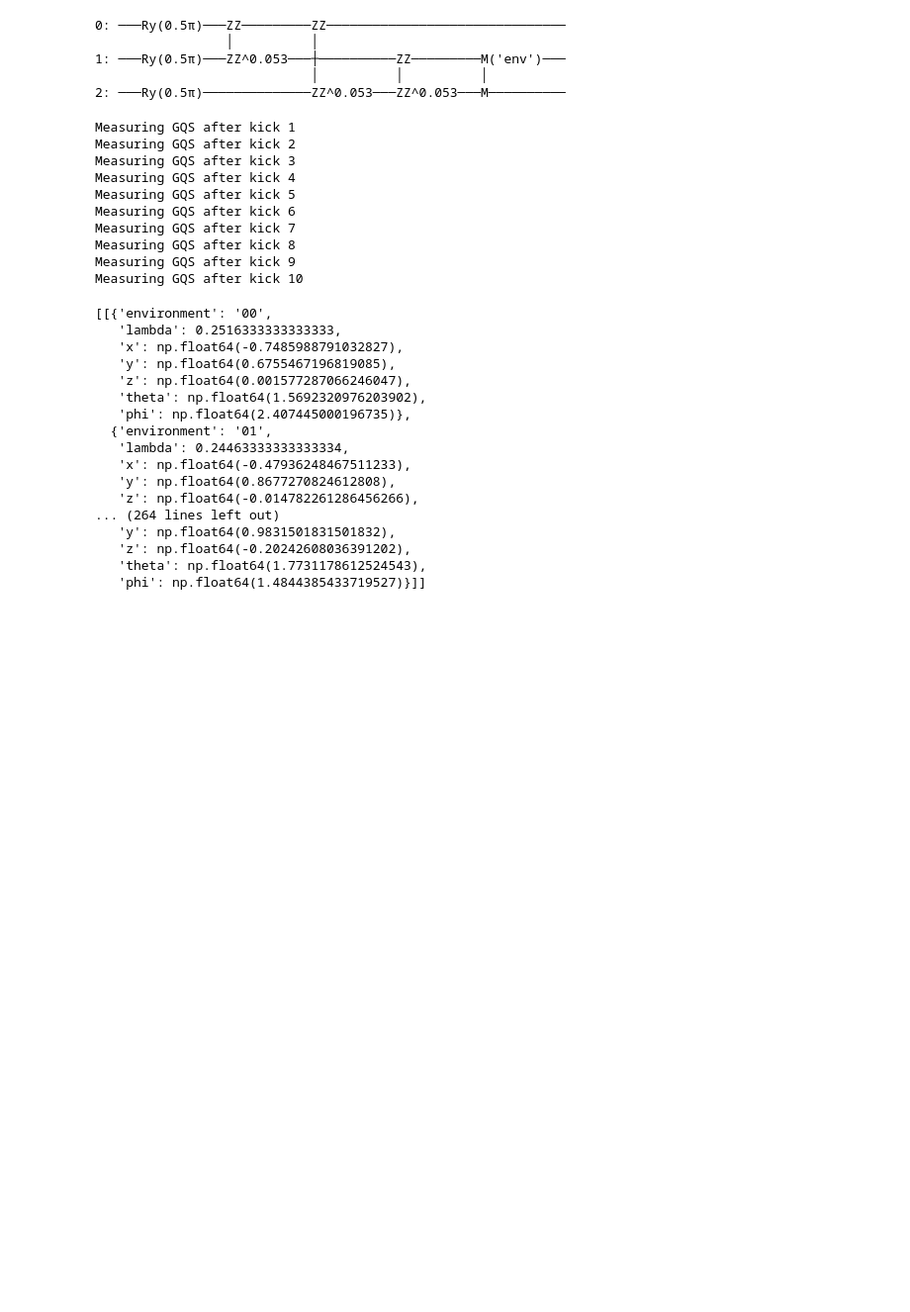
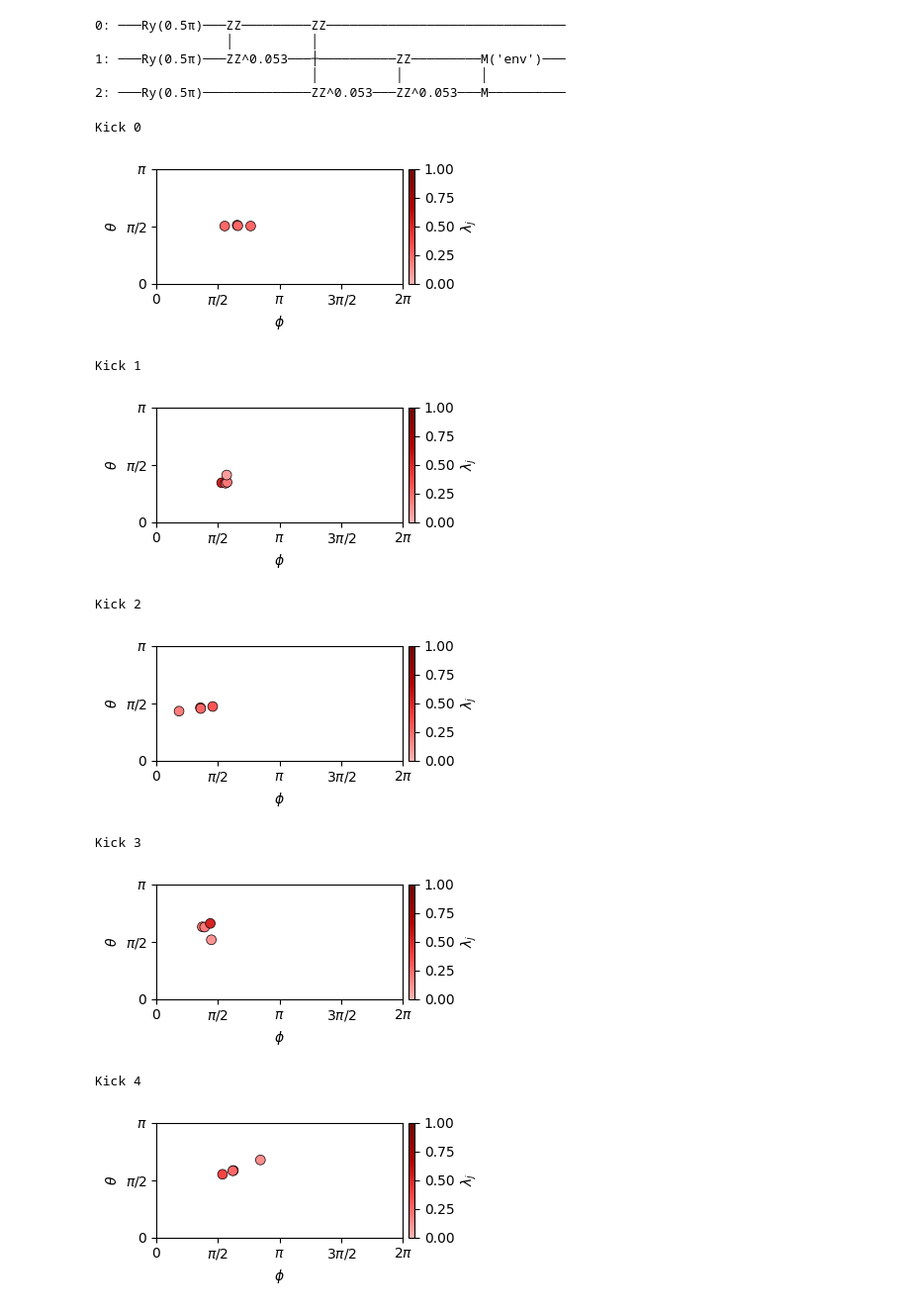
Before and after one commit to Kommmi/Qaos, a Jupyter notebook: QuantumCircuits.ipynb, the cells around one changed output. Shown at 99% size. Cells and saved outputs as stored; diff of their text form; code cells hidden in the pictures; blank space fills up the shorter version.

```diff
--- a/QuantumCircuits.ipynb
+++ b/QuantumCircuits.ipynb
@@ -868,6 +888,7 @@ def measure_GQS_trajectory(
     phi0,
     kappa,
     max_kicks,
+    nqubits = 3,
     repetitions=10000
 ):
     """
@@ -878,7 +899,7 @@ def measure_GQS_trajectory(
     using independent experimental circuits at every time.
     """
 
-    qubits = cirq.LineQubit.range(3)
+    qubits = cirq.LineQubit.range(nqubits)
 
     system = qubits[0]
     environment = qubits[1:]
@@ -887,11 +908,7 @@ def measure_GQS_trajectory(
 
     Q_S_all = []
 
-    for n in range(1, max_kicks + 1):
-
-        print(
-            f"Measuring GQS after kick {n}"
-        )
+    for n in tqdm(range(1, max_kicks + 1)):
 
         Q_n = measure_GQS_at_kick(
             simulator=simulator,
@@ -914,43 +931,16 @@ phi0   = np.pi / 2
 
 kappa = 0.5
 
-max_kicks = 10
+max_kicks = 200
+
+nqubits = 5
 
 Q_S = measure_GQS_trajectory(
+
     theta0=theta0,
     phi0=phi0,
     kappa=kappa,
     max_kicks=max_kicks,
+    nqubits=nqubits,
     repetitions=10000
 )
-# %% [output]
-Measuring GQS after kick 1
-Measuring GQS after kick 2
-Measuring GQS after kick 3
-Measuring GQS after kick 4
-Measuring GQS after kick 5
-Measuring GQS after kick 6
-Measuring GQS after kick 7
-Measuring GQS after kick 8
-Measuring GQS after kick 9
-Measuring GQS after kick 10
-# %%
-Q_S
-# %% [output]
-[[{'environment': '00',
-   'lambda': 0.2516333333333333,
-   'x': np.float64(-0.7485988791032827),
-   'y': np.float64(0.6755467196819085),
-   'z': np.float64(0.001577287066246047),
-   'theta': np.float64(1.5692320976203902),
-   'phi': np.float64(2.407445000196735)},
-  {'environment': '01',
-   'lambda': 0.24463333333333334,
-   'x': np.float64(-0.47936248467511233),
-   'y': np.float64(0.8677270824612808),
-   'z': np.float64(-0.014782261286456266),
-... (264 lines left out)
-   'y': np.float64(0.9831501831501832),
-   'z': np.float64(-0.20242608036391202),
-   'theta': np.float64(1.7731178612524543),
-   'phi': np.float64(1.4844385433719527)}]]
@@ -956,0 +1141,20 @@ Q_S
+# %%
+for n in range(max_kicks):
+    print(f"Kick {n}")
+    plot_QS(
+        Q_S[n],
+        marker_size=50
+    )
+
+    plt.show()
+# %% [output]
+Kick 0
+[figure, added]
+Kick 1
+[figure, added]
+Kick 2
+[figure, added]
+Kick 3
+[figure, added]
+Kick 4
+[figure, added]
```
Also changed, not shown: parts of 8 cells of this notebook.
